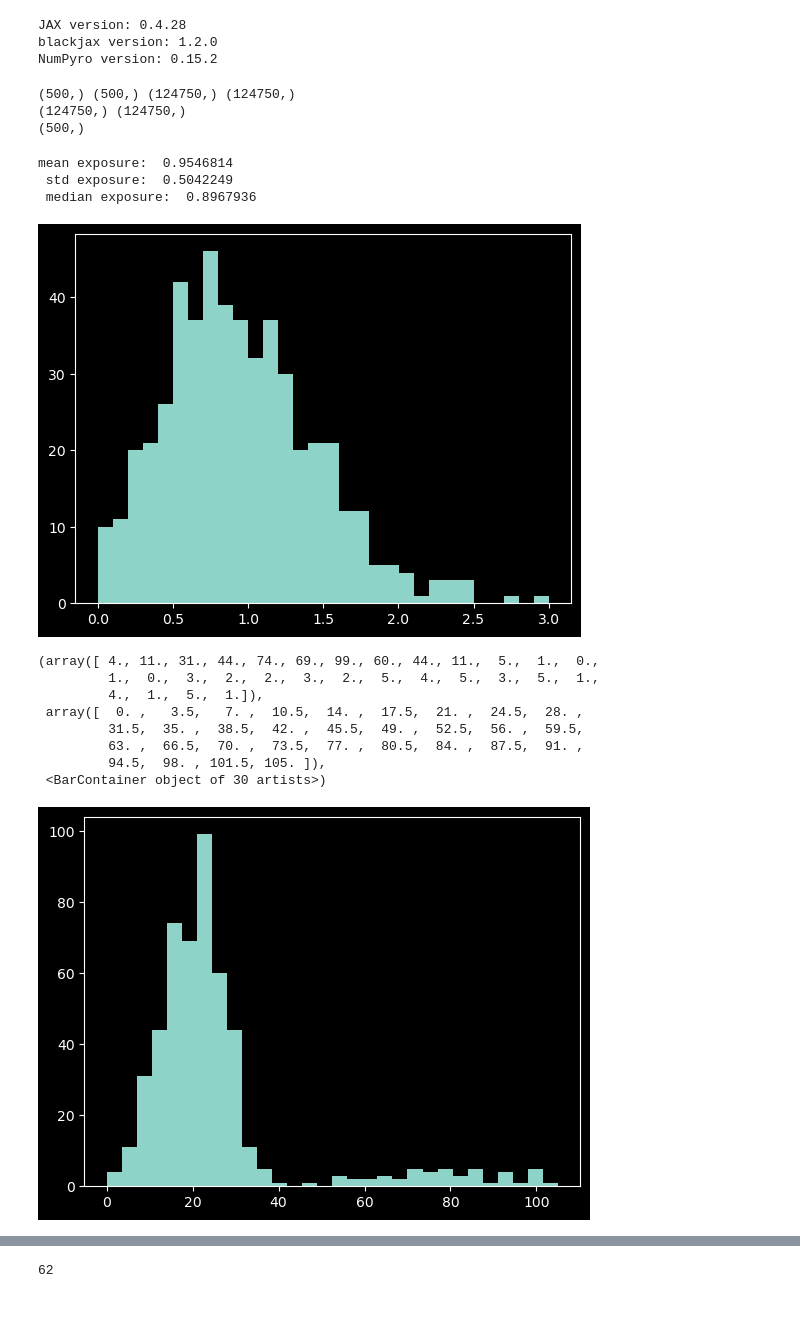
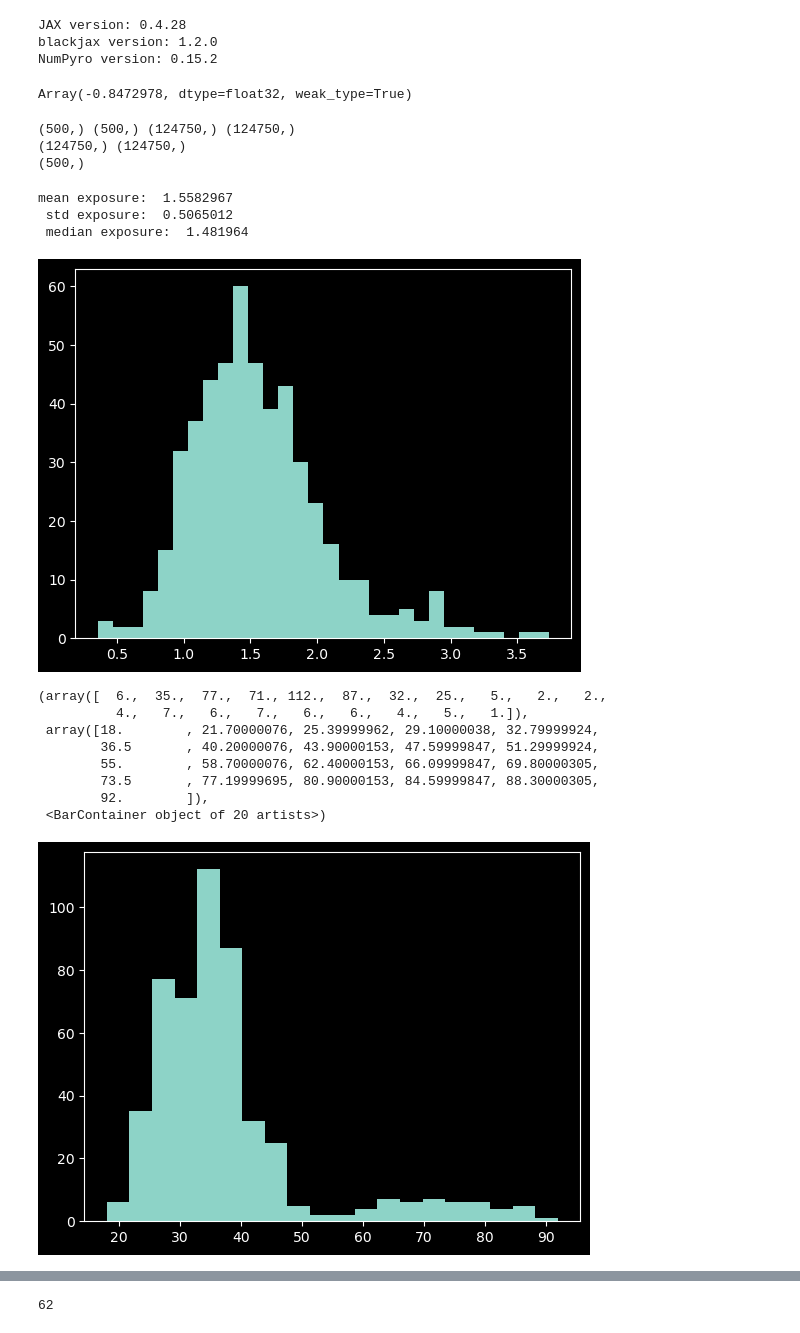
Before and after one commit to barwein/BayesProxyNets, a Jupyter notebook: src/test_discrete_sampling.ipynb, the cells around one changed output, grey strips where cells are left out. Saved outputs shown, nothing was run; the diff lists cells and outputs as text; code cells hidden in the pictures.

```diff
--- a/src/test_discrete_sampling.ipynb
+++ b/src/test_discrete_sampling.ipynb
@@ -21,6 +21,10 @@ print("NumPyro version: {}".format(numpyro.__version__))
 JAX version: 0.4.28
 blackjax version: 1.2.0
 NumPyro version: 0.15.2
+# %%
+logit(0.3)
+# %% [output]
+Array(-0.8472978, dtype=float32, weak_type=True)
 # %%
 key = random.PRNGKey(0)
 key = random.split(key, 1)[0]
@@ -33,7 +37,8 @@ n = 500
 triu_dim = n*(n-1)//2
 
 # x = random.normal(key, shape=(n,))*3
-x = jnp.array(rng.normal(loc=0, scale=3, size=n), dtype=jnp.float32)
+x = jnp.array(rng.normal(loc=0, scale=1, size=n), dtype=jnp.float32)
+# x = jnp.array(rng.normal(loc=0, scale=3, size=n), dtype=jnp.float32)
 # x2 = random.binomial(key, n=1, p=0.1, shape=(n,))
 x2 = jnp.array(rng.binomial(n=1, p=.1, size=n), dtype=jnp.float32)
 idx_pairs = list(combinations(range(len(x)), 2))
@@ -43,20 +48,35 @@ x2_or = jnp.array([1 if (x2[i] + x2[j] == 1) else 0 for i, j in idx_pairs])
 
 print(x.shape, x2.shape, x_diff.shape, x2_or.shape)
 
+# U = jnp.array(rng.normal(loc=0, scale=1, size=(n, 2)))
+
+# def latent_to_norm_of_diff(U):
+#     idx = jnp.triu_indices(n=U.shape[0], k=1)
+#     U_diff = U[idx[0]] - U[idx[1]]
+#     # print(U_diff.shape)
+#     return jnp.linalg.norm(U_diff, axis=1)
+
+# U_norm = latent_to_norm_of_diff(U)
+# print(U_norm.shape)
+
 # Network data
 
 df_edges = jnp.transpose(jnp.stack([jnp.ones(triu_dim), x_diff, x2_or]))
-theta = jnp.array([-2.5, -0.5, 2])
+theta = jnp.array([-2.5, -0.25, 1])
+# theta = jnp.array([-2.5, -0.5, 2])
 # theta = jnp.array([-2.5, -0.5, 1.5])
 # gamma = jnp.array([1.1, 0.2, -1, 1])
-gamma = jnp.array([logit(.85), logit(.15)])
+gamma = jnp.array([logit(0.7), logit(0.2), 0.1, -0.5])
+# gamma = jnp.array([logit(.85), logit(.15)])
 
+# triu_star_probs = expit(jnp.dot(df_edges, theta) - U_norm)
 triu_star_probs = expit(jnp.dot(df_edges, theta))
 # triu_star = random.binomial(key, n=1, p=triu_star_probs, shape=(triu_dim,))
 triu_star = jnp.array(rng.binomial(n=1, p=triu_star_probs, size=triu_dim), dtype=jnp.float32)
 
+triu_obs_probs = expit((triu_star * gamma[0]) + (1 - triu_star) * jnp.dot(df_edges, gamma[1:]))
 # triu_obs_probs = expit((triu_star * gamma[0]) + (1 - triu_star) * (gamma[1] + jnp.dot(df_edges, gamma[2:])))
-triu_obs_probs = expit(triu_star*gamma[0] + (1 - triu_star)*gamma[1])
+# triu_obs_probs = expit(triu_star*gamma[0] + (1 - triu_star)*gamma[1])
 # triu_obs = random.binomial(key, n=1, p=triu_obs_probs, shape=(triu_dim,))
 triu_obs = jnp.array(rng.binomial(n=1, p=triu_obs_probs, size=triu_dim), dtype = jnp.float32)
 
@@ -117,22 +137,22 @@ print("mean exposure: ", jnp.mean(exposures), "\n",
       "std exposure: ", jnp.std(exposures), "\n",
       "median exposure: ", jnp.median(exposures))
 # %% [output]
-mean exposure:  0.9546814
- std exposure:  0.5042249
- median exposure:  0.8967936
+mean exposure:  1.5582967
+ std exposure:  0.5065012
+ median exposure:  1.481964
-[figure, old version]
+[figure, new version]
 # %%
-plt.hist(jnp.sum(mat_star, axis=1), bins=30)
+plt.hist(jnp.sum(mat_star, axis=1), bins=20)
 # %% [output]
-(array([ 4., 11., 31., 44., 74., 69., 99., 60., 44., 11.,  5.,  1.,  0.,
-         1.,  0.,  3.,  2.,  2.,  3.,  2.,  5.,  4.,  5.,  3.,  5.,  1.,
-         4.,  1.,  5.,  1.]),
- array([  0. ,   3.5,   7. ,  10.5,  14. ,  17.5,  21. ,  24.5,  28. ,
-         31.5,  35. ,  38.5,  42. ,  45.5,  49. ,  52.5,  56. ,  59.5,
-         63. ,  66.5,  70. ,  73.5,  77. ,  80.5,  84. ,  87.5,  91. ,
-         94.5,  98. , 101.5, 105. ]),
- <BarContainer object of 30 artists>)
+(array([  6.,  35.,  77.,  71., 112.,  87.,  32.,  25.,   5.,   2.,   2.,
+          4.,   7.,   6.,   7.,   6.,   6.,   4.,   5.,   1.]),
+ array([18.        , 21.70000076, 25.39999962, 29.10000038, 32.79999924,
+        36.5       , 40.20000076, 43.90000153, 47.59999847, 51.29999924,
+        55.        , 58.70000076, 62.40000153, 66.09999847, 69.80000305,
+        73.5       , 77.19999695, 80.90000153, 84.59999847, 88.30000305,
+        92.        ]),
+ <BarContainer object of 20 artists>)
-[figure, old version]
+[figure, new version]
 # %%
 plt.scatter(jnp.sum(mat_star, axis=1), jnp.sum(aux.Triu_to_mat(triu_obs), axis=1))
 # %% [output]
```
Also changed, not shown: parts of 41 cells of this notebook.
